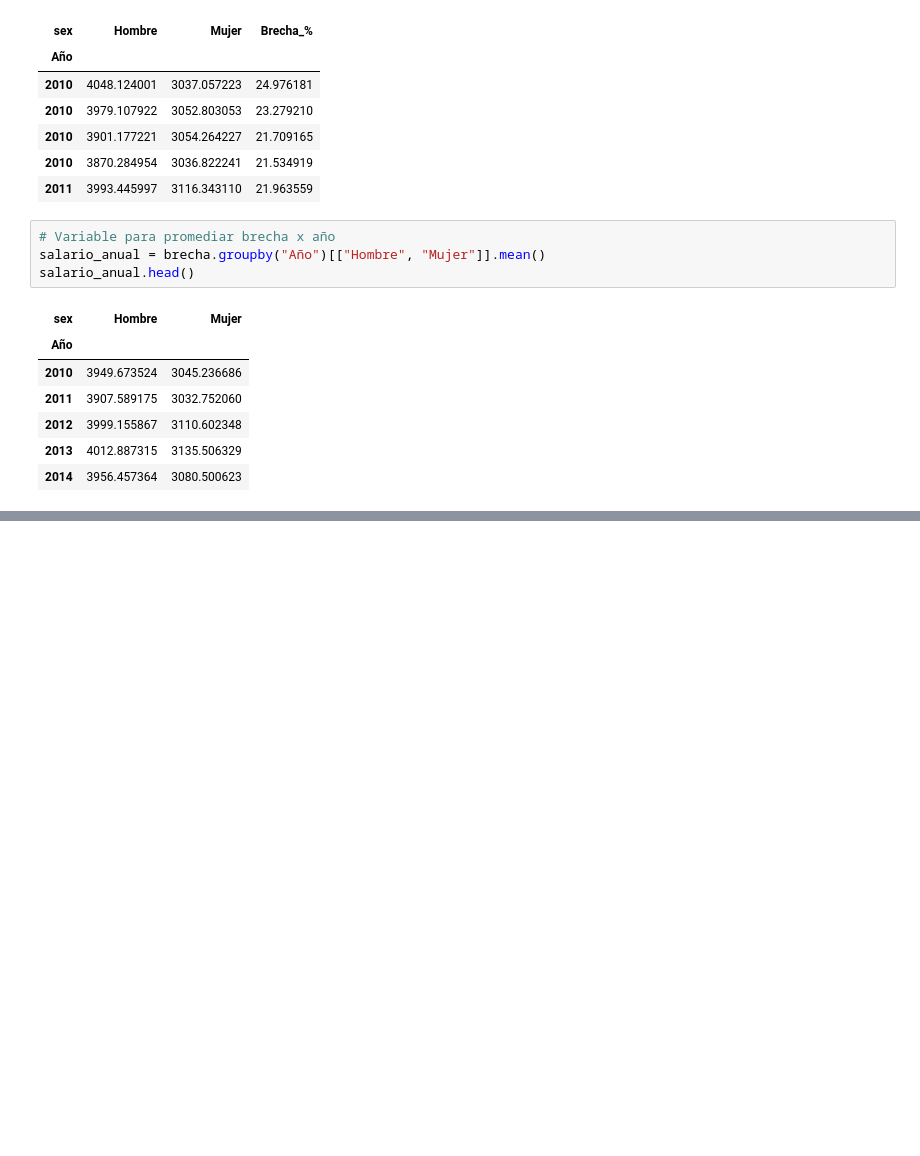
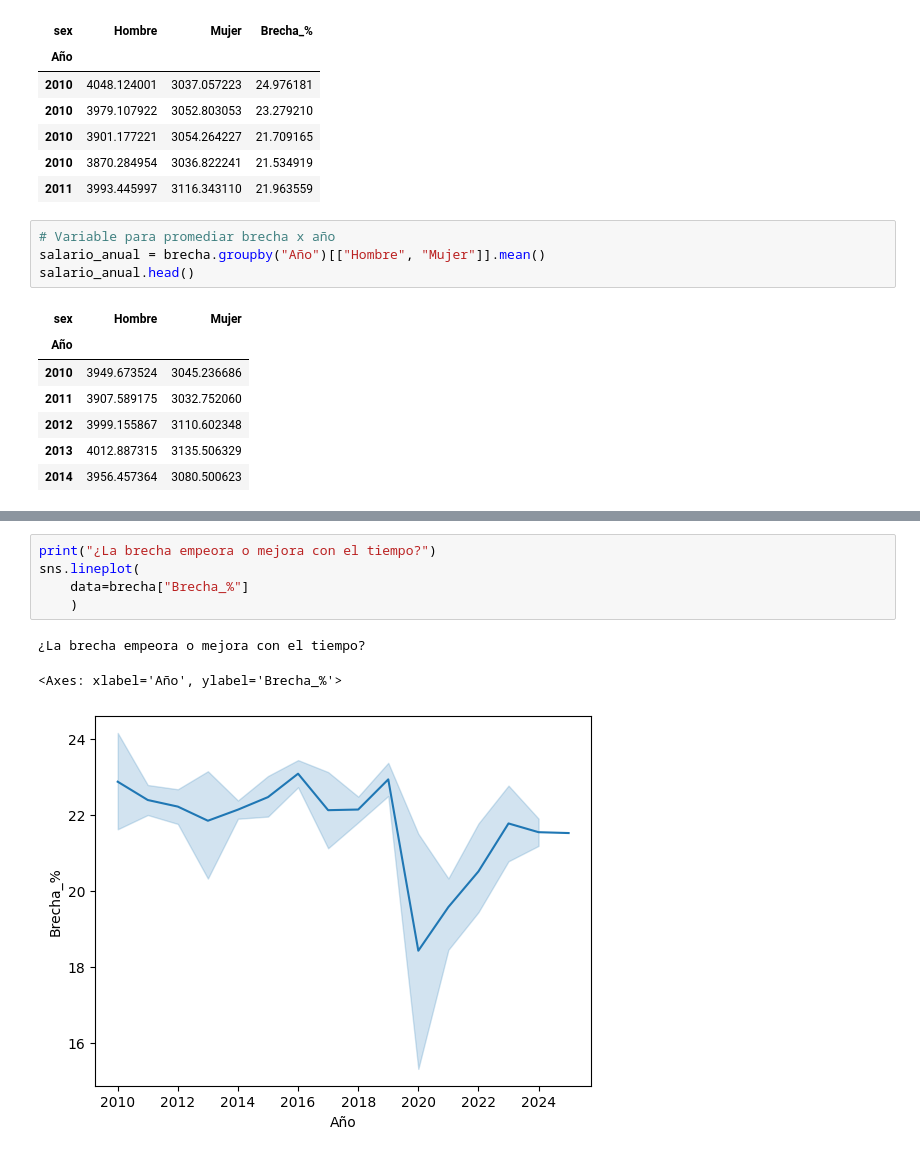
Before and after one commit to Monserrat-Vil/brecha_salarial, a Jupyter notebook: 1_gender-wagegap_fullanalysis.ipynb, the cells around one changed output, grey strips where cells are left out. Drawn from its saved outputs; the diff is of its cells as text; blank space fills up the shorter version.

```diff
--- a/1_gender-wagegap_fullanalysis.ipynb
+++ b/1_gender-wagegap_fullanalysis.ipynb
@@ -192,0 +206,9 @@ Salario promedio anual por sexo
+# %%
+print("¿La brecha empeora o mejora con el tiempo?")
+sns.lineplot(
+    data=brecha["Brecha_%"]
+    )
+# %% [output]
+¿La brecha empeora o mejora con el tiempo?
+<Axes: xlabel='Año', ylabel='Brecha_%'>
+[figure, added]
```
Also changed, not shown: parts of 4 cells of this notebook.
